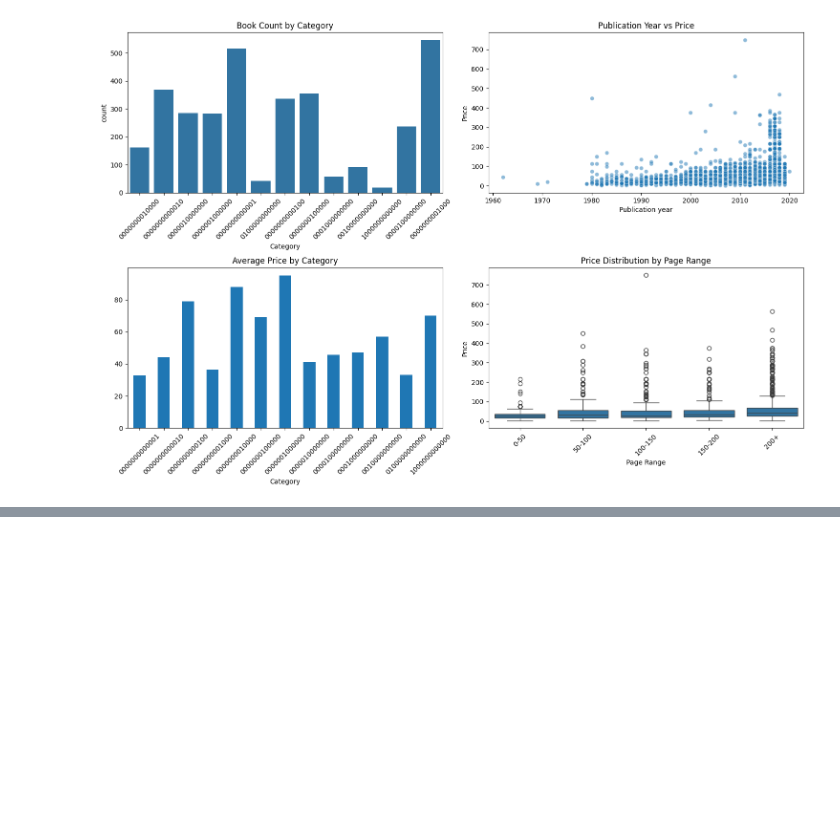
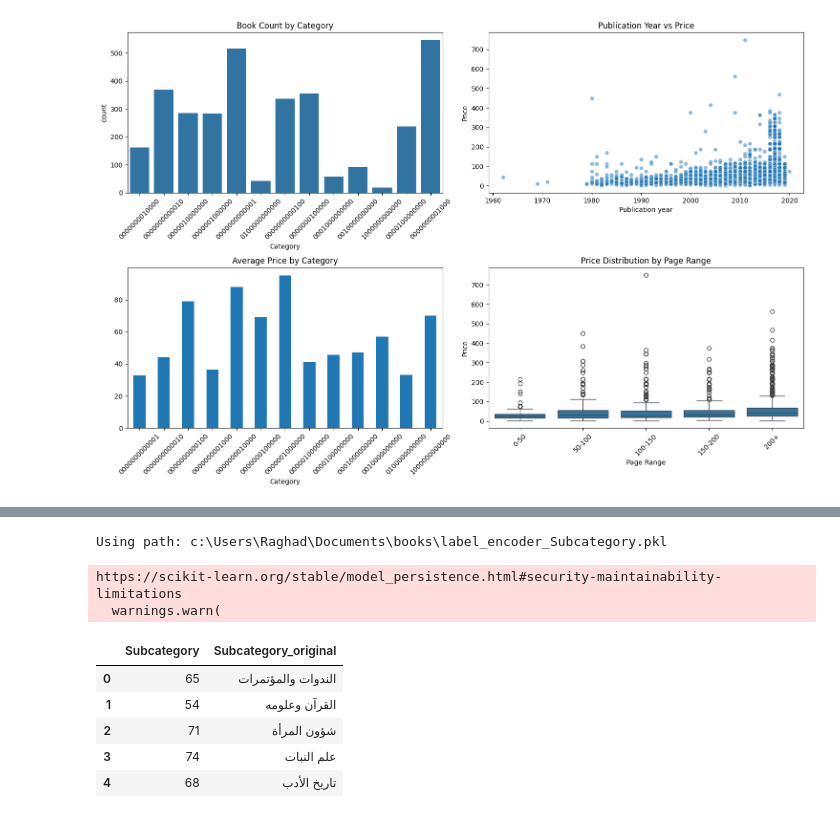
Before and after one commit to nouarif4/books, a Jupyter notebook: everything-notebook/everything-notebook.ipynb, the cells around one changed output, grey strips where cells are left out. Cells and saved outputs as stored; diff of their text form; code cells hidden in the pictures; blank space fills up the shorter version.

```diff
--- a/everything-notebook/everything-notebook.ipynb
+++ b/everything-notebook/everything-notebook.ipynb
@@ -283,0 +477,24 @@ Saved processed dataset to ~/Downloads/outputnotebook.csv
+# %%
+import os
+import pickle
+
+# Get absolute path of the file
+pkl_path = os.path.abspath("../label_encoder_Subcategory.pkl")
+print("Using path:", pkl_path)
+# Load the encoder
+with open(pkl_path, "rb") as f:
+    label_encoder = pickle.load(f)
+# Decode subcategory
+df['Subcategory_original'] = label_encoder.inverse_transform(df['Subcategory'])
+# Display a sample
+df[['Subcategory', 'Subcategory_original']].head()
+# %% [output]
+Using path: c:\Users\Raghad\Documents\books\label_encoder_Subcategory.pkl
+https://scikit-learn.org/stable/model_persistence.html#security-maintainability-limitations
+  warnings.warn(
+|  | Subcategory | Subcategory_original |
+| 0 | 65 | الندوات والمؤتمرات |
+| 1 | 54 | القرآن وعلومه |
+| 2 | 71 | شؤون المرأة |
+| 3 | 74 | علم النبات |
+| 4 | 68 | تاريخ الأدب |
```
Also changed, not shown: parts of 22 cells of this notebook, 3 other files.
